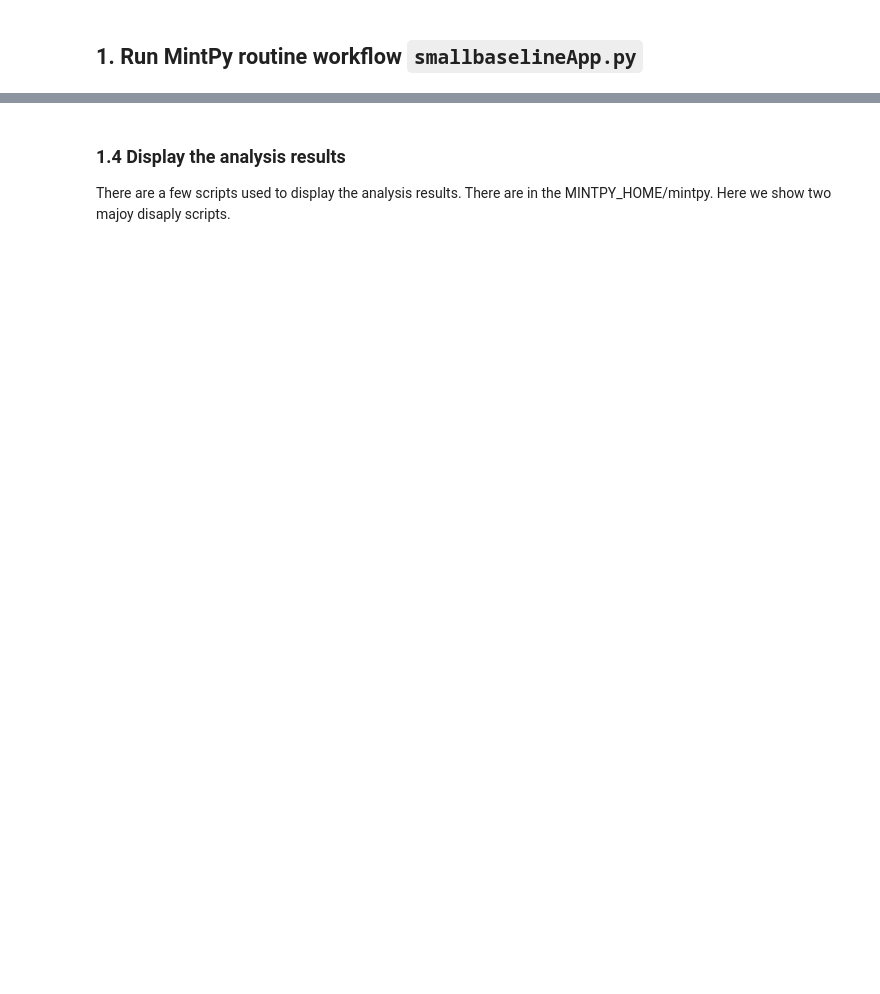
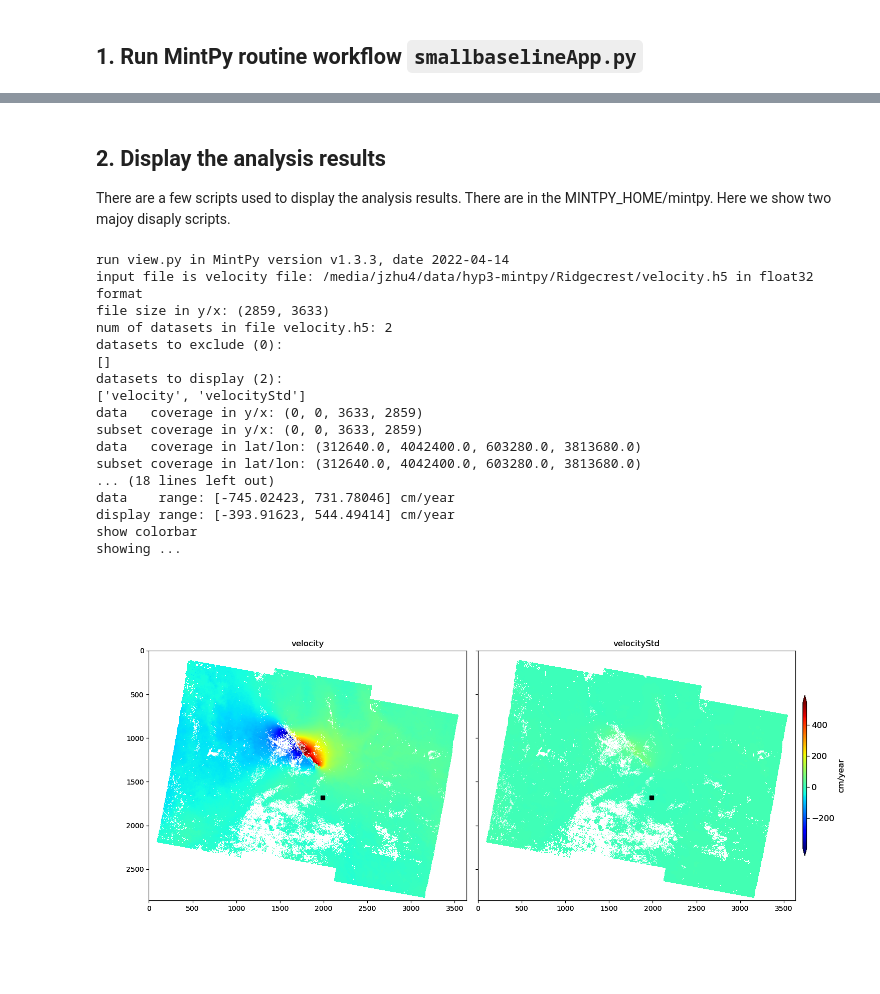
Before and after one commit to insarlab/MintPy-tutorial, a Jupyter notebook: smallbaselineApp_hyp3.ipynb, the cells around one changed output, grey strips where cells are left out. Cells and saved outputs as stored; diff of their text form; code cells hidden in the pictures; blank space fills up the shorter version.

```diff
--- a/smallbaselineApp_hyp3.ipynb
+++ b/smallbaselineApp_hyp3.ipynb
@@ -82,42 +130 @@ The example dataset is from 2019 Ridgecrest, CA earthquake. The dataset can be o
-# %%
-# verify / prepare input dataset
-
-os.chdir(hyp3_dir)
-
-use_staged_data = True
-
-zip_file_name ='Ridgecrest.zip'
-
-if all(os.path.isfile(os.path.join(work_dir, 'inputs', i)) for i in ['ifgramStack.h5', 'geometryGeo.h5']):
-    print("Required inputs for mintpy already exists.")
-
-else:
-    if use_staged_data:
-        # Check if a stage file from S3 already exist, if not try and download it
-        zip_file = os.path.join(hyp3_dir, zip_file_name)
-        if not os.path.isfile(zip_file):
-            !wget https://jzhu-hyp3-dev.s3.us-west-2.amazonaws.com/hyp3-mintpy/{zip_file_name}
-            #!aws s3 cp s3://jzhu-hyp3-dev/hyp3-mintpy-example/{zip_file_name} {zip_file_name}
-        # verify if download was succesfull
-        if os.path.isfile(zip_file_name):
-            import zipfile, glob
-
-            with zipfile.ZipFile(zip_file, 'r') as fzip:
-                fzip.extractall(hyp3_dir)
-            # unzip zip files extracted from the zip_file
-            files = glob.glob("./????_*.zip")
-            for file in files:
-                with zipfile.ZipFile(file) as f:
-                    f.extractall(hyp3_dir)
-
-            print('S3 pre-staged data retrieval was successfull')
-
-        else:
-            msg = 'No staged data. Setting use_staged_data = False and re-run this cell.'
-            print(msg)
-
-    else:
-        print("Using HyP3-sdk to download and prepare the input data for MintPy")
-        print("please refer the notebook")
-        os.chdir(os.path.dirname(work_dir))
 # %% [markdown]
@@ -127,4 +152,4 @@ else:
 # %% [markdown]
-### 1.4 Display the analysis results
+## 2. Display the analysis results
 
 There are a few scripts used to display the analysis results. There are in the MINTPY_HOME/mintpy. Here we show two majoy disaply scripts.
@@ -133,3 +159,22 @@ os.chdir(proj_dir)
 # %%
-view.main(['mintpy/velocity.h5'])
+view.main([f'{work_dir}/velocity.h5'])
+# %% [output]
+run view.py in MintPy version v1.3.3, date 2022-04-14
+input file is velocity file: /media/jzhu4/data/hyp3-mintpy/Ridgecrest/velocity.h5 in float32 format
+file size in y/x: (2859, 3633)
+num of datasets in file velocity.h5: 2
+datasets to exclude (0):
+[]
+datasets to display (2):
+['velocity', 'velocityStd']
+data   coverage in y/x: (0, 0, 3633, 2859)
+subset coverage in y/x: (0, 0, 3633, 2859)
+data   coverage in lat/lon: (312640.0, 4042400.0, 603280.0, 3813680.0)
+subset coverage in lat/lon: (312640.0, 4042400.0, 603280.0, 3813680.0)
+... (18 lines left out)
+data    range: [-745.02423, 731.78046] cm/year
+display range: [-393.91623, 544.49414] cm/year
+show colorbar
+showing ...
+[figure, added]
 # %%
```
Also changed, not shown: parts of 26 cells of this notebook.
